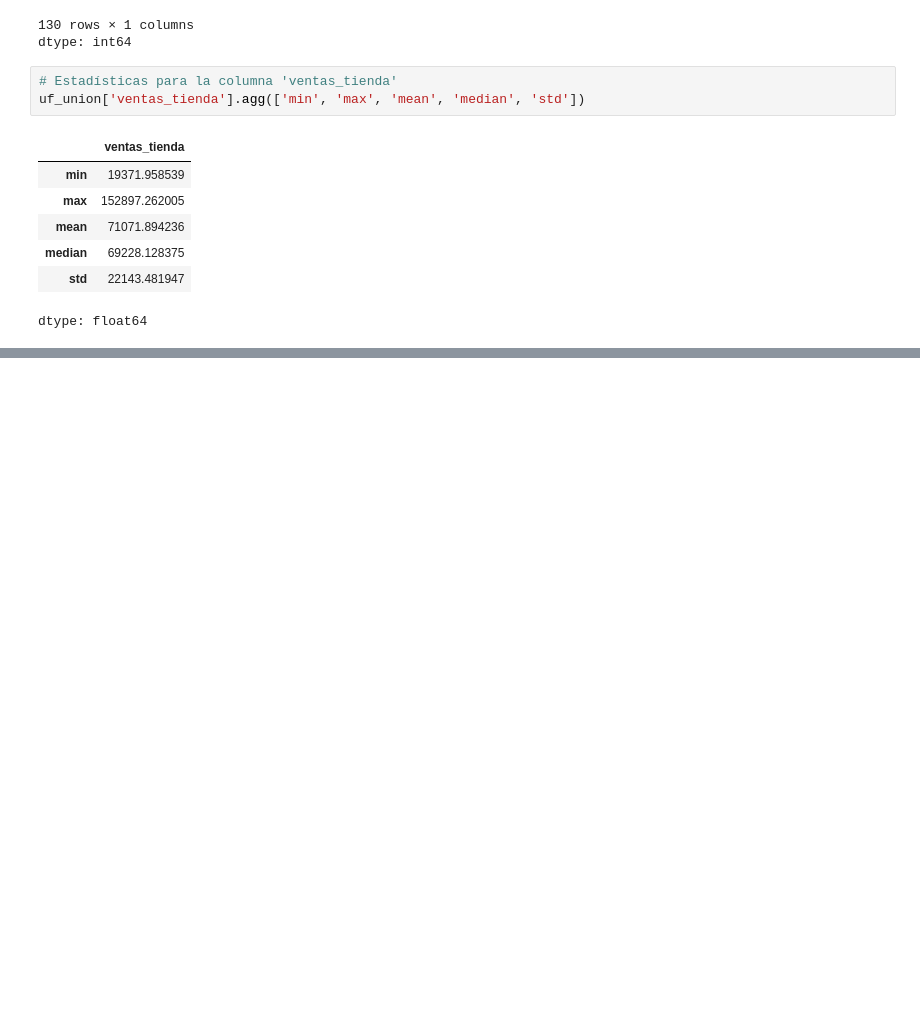
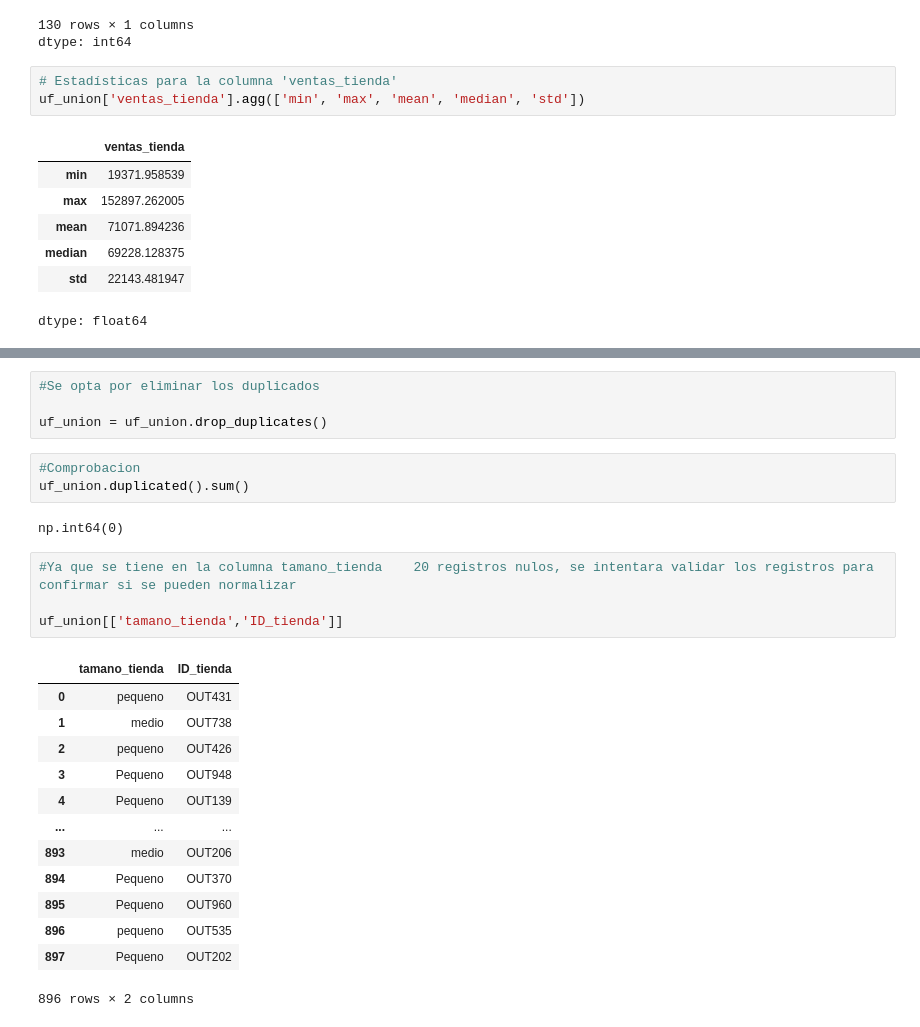
Before and after one commit to Mjdiazri/Code7Days, a Jupyter notebook: Ejercicio_promt_python_dataScience.ipynb, the cells around one changed output, grey strips where cells are left out. Cells and saved outputs as stored; diff of their text form; blank space fills up the shorter version.

```diff
--- a/Ejercicio_promt_python_dataScience.ipynb
+++ b/Ejercicio_promt_python_dataScience.ipynb
@@ -272,0 +304,27 @@ dtype: float64
+# %%
+#Se opta por eliminar los duplicados
+
+uf_union = uf_union.drop_duplicates()
+# %%
+#Comprobacion
+uf_union.duplicated().sum()
+# %% [output]
+np.int64(0)
+# %%
+#Ya que se tiene en la columna tamano_tienda	20 registros nulos, se intentara validar los registros para confirmar si se pueden normalizar
+
+uf_union[['tamano_tienda','ID_tienda']]
+# %% [output]
+|  | tamano_tienda | ID_tienda |
+| 0 | pequeno | OUT431 |
+| 1 | medio | OUT738 |
+| 2 | pequeno | OUT426 |
+| 3 | Pequeno | OUT948 |
+| 4 | Pequeno | OUT139 |
+| ... | ... | ... |
+| 893 | medio | OUT206 |
+| 894 | Pequeno | OUT370 |
+| 895 | Pequeno | OUT960 |
+| 896 | pequeno | OUT535 |
+| 897 | Pequeno | OUT202 |
+896 rows × 2 columns
```
Also changed, not shown: parts of 11 cells of this notebook.
